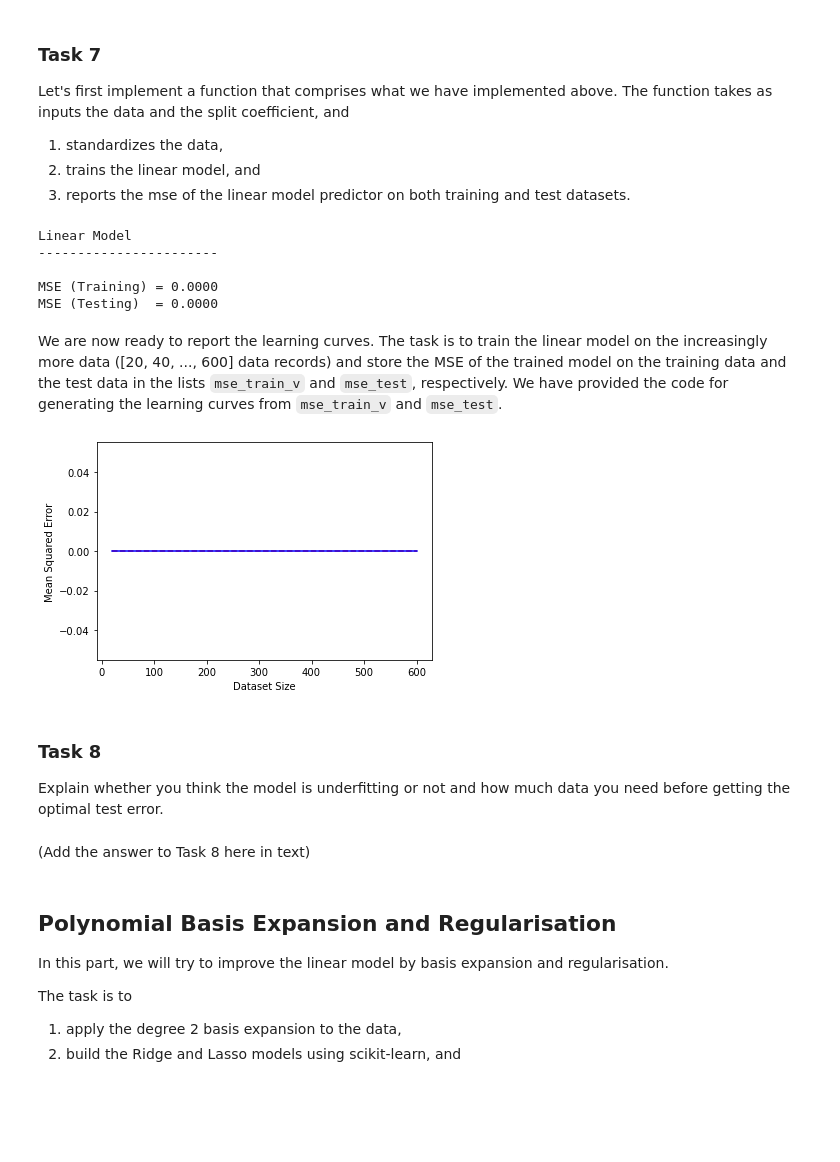
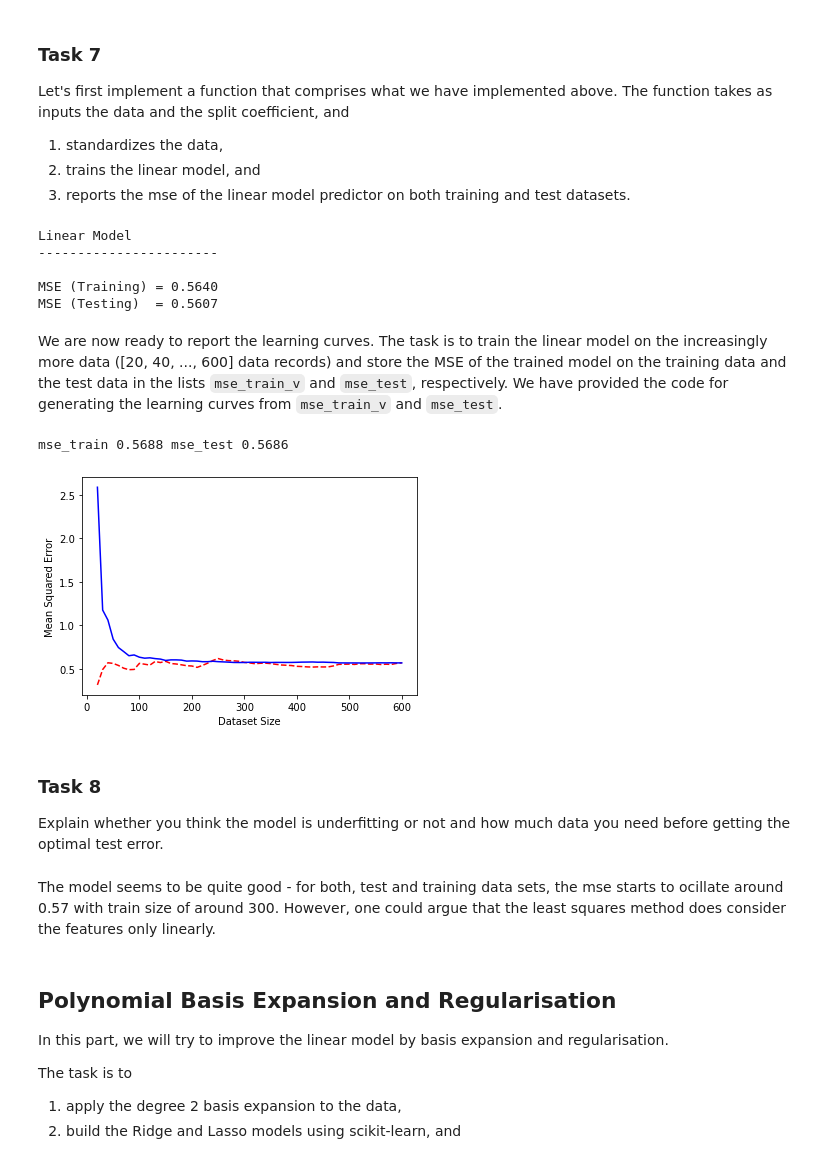
Before and after one commit to sdebon/DS_Test, a Jupyter notebook: Practical1_skeleton.ipynb, the cells around one changed output. Saved outputs shown, nothing was run; the diff lists cells and outputs as text; code cells hidden in the pictures; blank space fills up the shorter version.

```diff
--- a/Practical1_skeleton.ipynb
+++ b/Practical1_skeleton.ipynb
@@ -287,12 +294,9 @@ def expand_with_ones(X):
     ###################################################
     ##### YOUR CODE STARTS HERE #######################
     ###################################################
-    T = np.array([[0,0], [0,0]])
-    print(T)
-    T_new = np.concatenate((T, np.array([[1,1]]).T), axis=1)
-    print(T_new)
+    matrix_ones = np.ones((X.shape[0],1))
+    X_out = np.concatenate((matrix_ones, X), axis=1)
 
-    X_out = X
     return X_out
     ###################################################
     ##### YOUR CODE ENDS HERE #########################
@@ -310,7 +314,11 @@ def least_squares_compute_parameters(X_input, y):
     ###################################################
     ##### YOUR CODE STARTS HERE #######################
     ###################################################
-    w = np.zeros(X.shape[1])
+    X_transposed = X.T
+    X_times_XT = np.dot(X_transposed, X)
+    X_times_XT_inv = np.linalg.inv(X_times_XT)
+    X_times_XT_inv_times_XT = np.dot(X_times_XT_inv, X_transposed)
+    w = np.dot(X_times_XT_inv_times_XT, y)
     return w
     ###################################################
     ##### YOUR CODE ENDS HERE #########################
@@ -318,5 +326,6 @@ def least_squares_compute_parameters(X_input, y):
 
 # Apply the function to train the linear model
 w = least_squares_compute_parameters(X_train_std, y_train)
+print(w)
 print("w:", w.shape)
 # %% [output]
@@ -340,7 +348,7 @@ def linear_model_predictor(X, w):
     ###################################################
     ##### YOUR CODE STARTS HERE #######################
     ###################################################
-    return 0
+    return np.dot(X,w)
     ###################################################
     ##### YOUR CODE ENDS HERE #########################
     ###################################################
@@ -378,8 +386,18 @@ def train_and_test(X_train, y_train, X_test, y_test):
     ##### YOUR CODE STARTS HERE #######################
     ###################################################
     # Hints: use the functions you have implemented
-    mse_train = 0
-    mse_test = 0
+    X_train_std, X_train_mean, X_train_dev = standardize_data(X_train)
+    X_test_std = standardize_data_with_mean_std(X_test, X_train_mean, X_train_dev)
+
+    w = least_squares_compute_parameters(X_train_std, y_train)
+
+    y_train_pred = linear_model_predictor(expand_with_ones(X_train_std), w)
+    y_test_pred = linear_model_predictor(expand_with_ones(X_test_std), w)
+
+    # there's only one w which is being trained with X_train and applied on X_test
+    mse_train = test_predictor(expand_with_ones(X_train_std), y_train, lambda x: linear_model_predictor(x, w))
+    mse_test = test_predictor(expand_with_ones(X_test_std), y_test, lambda x: linear_model_predictor(x, w))
+
     return mse_train, mse_test
     ###################################################
     ##### YOUR CODE ENDS HERE #########################
@@ -394,8 +412,8 @@ print('MSE (Testing)  = %.4f' % mse_test)
 Linear Model
 -----------------------
 
-MSE (Training) = 0.0000
-MSE (Testing)  = 0.0000
+MSE (Training) = 0.5640
+MSE (Testing)  = 0.5607
 # %% [markdown]
 We are now ready to report the learning curves.
 The task is to train the linear model on the increasingly more data ([20, 40, ..., 600] data records)
@@ -404,45 +422,49 @@ We have provided the code for generating the learning curves from `mse_train_v`
 # %%
 mse_train_v = []
 mse_test_v = []
 
 TRAINING_SIZE_MAX = 601
 TRAINING_SIZE_MIN = 20
 
 # compute the MSE over data with sizes from TRAINING_SIZE_MIN to TRAINING_SIZE_MAX with increasing step 20
-for train_size in range(TRAINING_SIZE_MIN, TRAINING_SIZE_MAX, 20):
+for train_size in range(TRAINING_SIZE_MIN, TRAINING_SIZE_MAX, 10):
     # TODO:
     #   1. use the first train_size data records from the X_train and y_train as the training data
     #   2. train and compute the MSE on both training and test data using the train_and_test function
     #   3. add the computed MSE to the lists mse_train_v and mse_test_v
     # The code below is just for compilation.
     # You need to replace it by your own code.
     ###################################################
     ##### YOUR CODE STARTS HERE #######################
     ###################################################
-    mse_train = 0
-    mse_test = 0
-
+    X_train = X[:train_size] # the first training_size records
+    y_train = y[:train_size]
+    X_test = X[train_size:] # the last test_size records
+    y_test = y[train_size:]
+    mse_train, mse_test = train_and_test(X_train, y_train, X_test, y_test)
     mse_train_v.append(mse_train)
     mse_test_v.append(mse_test)
     ###################################################
     ##### YOUR CODE ENDS HERE #########################
     ###################################################
 
 
 # The below code generates the learning curves plot
+print('mse_train %.4f' % mse_train,'mse_test %.4f' % mse_test)
 plt.figure(2)
-plt.plot(np.arange(TRAINING_SIZE_MIN, TRAINING_SIZE_MAX, 20), mse_train_v, 'r--', label="Training Error")
-plt.plot(np.arange(TRAINING_SIZE_MIN, TRAINING_SIZE_MAX, 20), mse_test_v, 'b-', label="Test Error")
+plt.plot(np.arange(TRAINING_SIZE_MIN, TRAINING_SIZE_MAX, 10), mse_train_v, 'r--', label="Training Error")
+plt.plot(np.arange(TRAINING_SIZE_MIN, TRAINING_SIZE_MAX, 10), mse_test_v, 'b-', label="Test Error")
 plt.xlabel('Dataset Size')
 plt.ylabel('Mean Squared Error')
 plt.show()
 # %% [output]
+mse_train 0.5688 mse_test 0.5686
-[figure, old version]
+[figure, new version]
 # %% [markdown]
 ### **Task 8**
 Explain whether you think the model is underfitting or not and how much data you need before getting the optimal test error.
-# %% [markdown]
-(Add the answer to Task 8 here in text)
+# %% [markdown]
+The model seems to be quite good - for both, test and training data sets, the mse starts to ocillate around 0.57 with train size of around 300. However, one could argue that the least squares method does consider the features only linearly.
 # %% [markdown]
 ## Polynomial Basis Expansion and Regularisation
 
```
Also changed, not shown: parts of 7 cells of this notebook, 1 other file.
